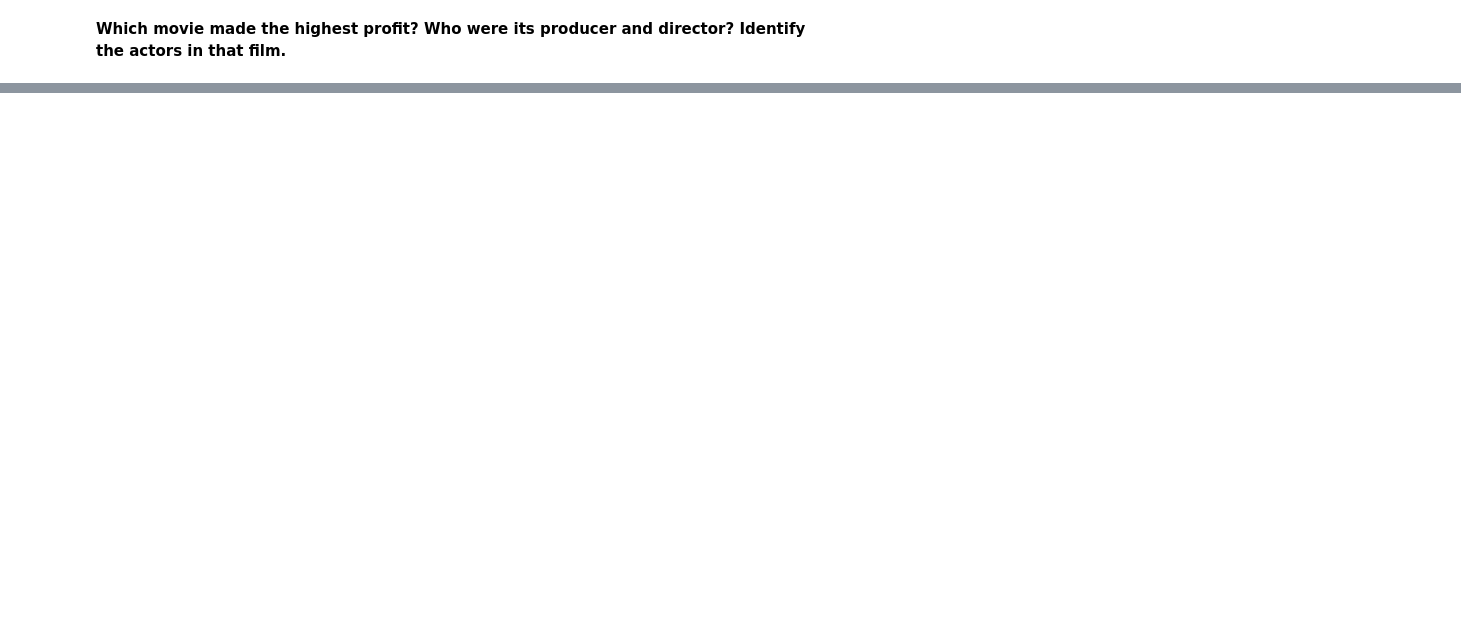
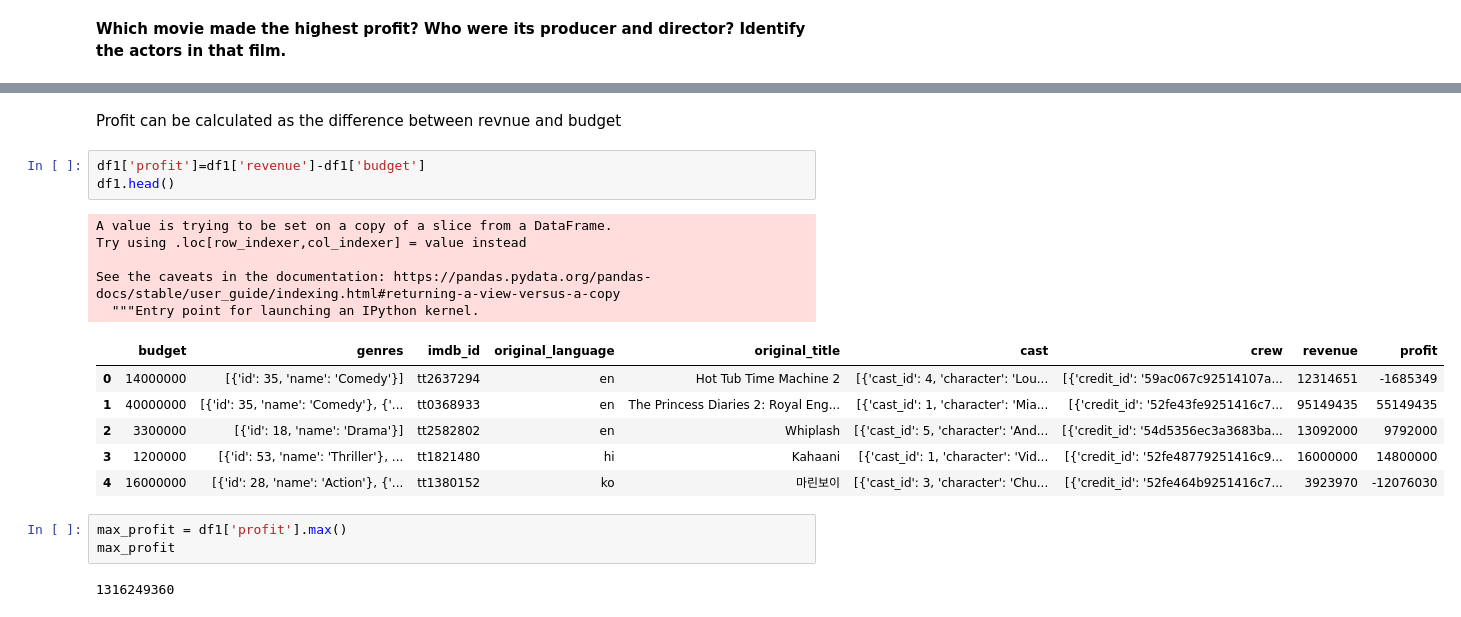
Before and after one commit to Shrez7961/Practice, a Jupyter notebook: Guided_Project_EDA_on_IMDB_Dataset.ipynb, the cells around one changed output, grey strips where cells are left out. Drawn from its saved outputs; the diff is of its cells as text; blank space fills up the shorter version.

```diff
--- a/Guided_Project_EDA_on_IMDB_Dataset.ipynb
+++ b/Guided_Project_EDA_on_IMDB_Dataset.ipynb
@@ -164,0 +242,22 @@ df['profit']
+# %% [markdown]
+Profit can be calculated as the difference between revnue and budget
+# %%
+df1['profit']=df1['revenue']-df1['budget']
+df1.head()
+# %% [output]
+A value is trying to be set on a copy of a slice from a DataFrame.
+Try using .loc[row_indexer,col_indexer] = value instead
+
+See the caveats in the documentation: https://pandas.pydata.org/pandas-docs/stable/user_guide/indexing.html#returning-a-view-versus-a-copy
+  """Entry point for launching an IPython kernel.
+|  | budget | genres | imdb_id | original_language | original_title | cast | crew | revenue | profit |
+| 0 | 14000000 | [{'id': 35, 'name': 'Comedy'}] | tt2637294 | en | Hot Tub Time Machine 2 | [{'cast_id': 4, 'character': 'Lou... | [{'credit_id': '59ac067c92514107a... | 12314651 | -1685349 |
+| 1 | 40000000 | [{'id': 35, 'name': 'Comedy'}, {'... | tt0368933 | en | The Princess Diaries 2: Royal Eng... | [{'cast_id': 1, 'character': 'Mia... | [{'credit_id': '52fe43fe9251416c7... | 95149435 | 55149435 |
+| 2 | 3300000 | [{'id': 18, 'name': 'Drama'}] | tt2582802 | en | Whiplash | [{'cast_id': 5, 'character': 'And... | [{'credit_id': '54d5356ec3a3683ba... | 13092000 | 9792000 |
+| 3 | 1200000 | [{'id': 53, 'name': 'Thriller'}, ... | tt1821480 | hi | Kahaani | [{'cast_id': 1, 'character': 'Vid... | [{'credit_id': '52fe48779251416c9... | 16000000 | 14800000 |
+| 4 | 16000000 | [{'id': 28, 'name': 'Action'}, {'... | tt1380152 | ko | 마린보이 | [{'cast_id': 3, 'character': 'Chu... | [{'credit_id': '52fe464b9251416c7... | 3923970 | -12076030 |
+# %%
+max_profit = df1['profit'].max()
+max_profit
+# %% [output]
+1316249360
```
Also changed, not shown: parts of 22 cells of this notebook.
